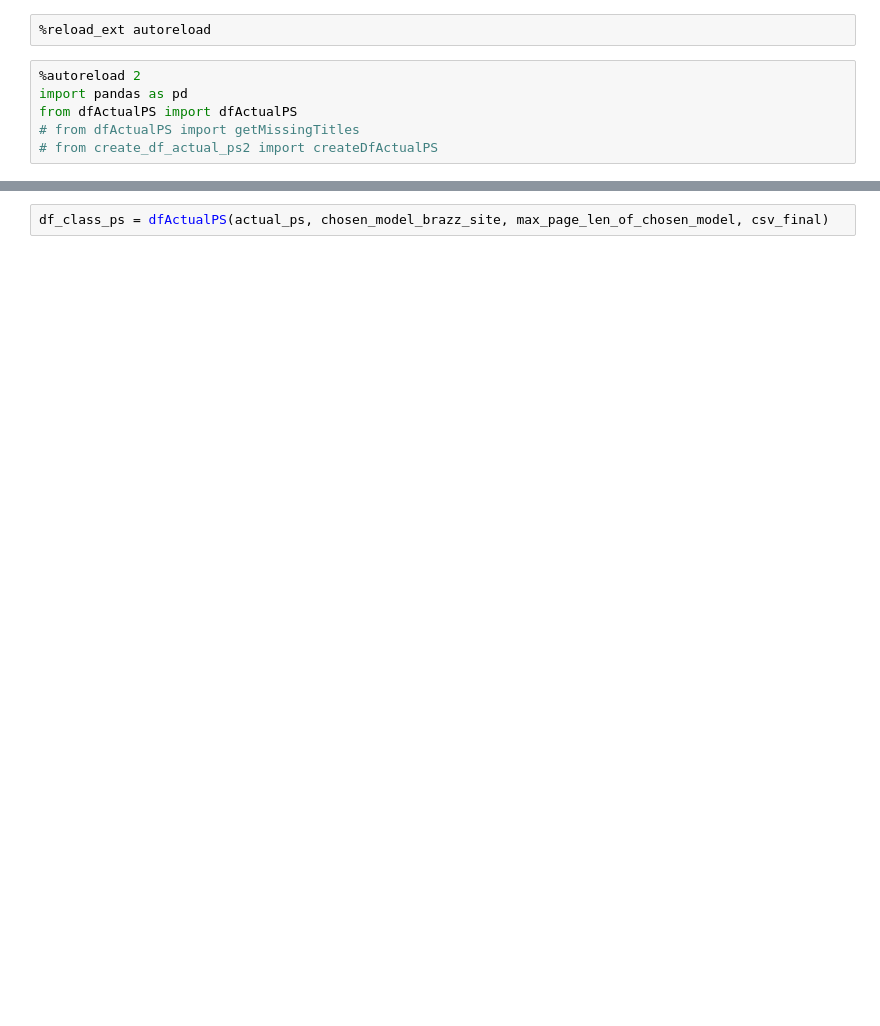
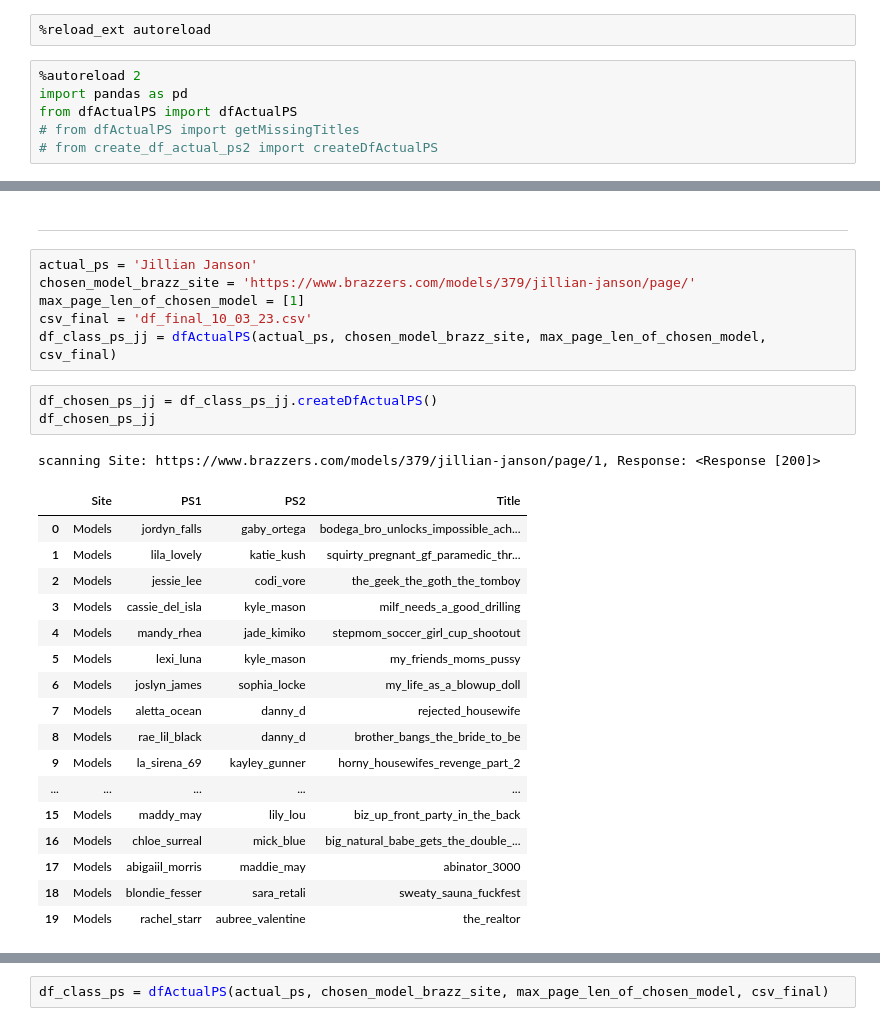
Before and after one commit to docwerder/braz, a Jupyter notebook: getActualPS.ipynb, the cells around one changed output, grey strips where cells are left out. Saved outputs shown, nothing was run; the diff lists cells and outputs as text; blank space fills up the shorter version.

```diff
--- a/getActualPS.ipynb
+++ b/getActualPS.ipynb
@@ -13,0 +101,30 @@ csv_final = 'df_final_09_03_23.csv'
+# %% [markdown]
+***
+# %%
+actual_ps = 'Jillian Janson'
+chosen_model_brazz_site = 'https://www.brazzers.com/models/379/jillian-janson/page/'
+max_page_len_of_chosen_model = [1]
+csv_final = 'df_final_10_03_23.csv'
+df_class_ps_jj = dfActualPS(actual_ps, chosen_model_brazz_site, max_page_len_of_chosen_model, csv_final)
+# %%
+df_chosen_ps_jj = df_class_ps_jj.createDfActualPS()
+df_chosen_ps_jj
+# %% [output]
+scanning Site: https://www.brazzers.com/models/379/jillian-janson/page/1, Response: <Response [200]>
+|  | Site | PS1 | PS2 | Title |
+| 0 | Models | jordyn_falls | gaby_ortega | bodega_bro_unlocks_impossible_ach... |
+| 1 | Models | lila_lovely | katie_kush | squirty_pregnant_gf_paramedic_thr... |
+| 2 | Models | jessie_lee | codi_vore | the_geek_the_goth_the_tomboy |
+| 3 | Models | cassie_del_isla | kyle_mason | milf_needs_a_good_drilling |
+| 4 | Models | mandy_rhea | jade_kimiko | stepmom_soccer_girl_cup_shootout |
+| 5 | Models | lexi_luna | kyle_mason | my_friends_moms_pussy |
+| 6 | Models | joslyn_james | sophia_locke | my_life_as_a_blowup_doll |
+| 7 | Models | aletta_ocean | danny_d | rejected_housewife |
+| 8 | Models | rae_lil_black | danny_d | brother_bangs_the_bride_to_be |
+| 9 | Models | la_sirena_69 | kayley_gunner | horny_housewifes_revenge_part_2 |
+| ... | ... | ... | ... | ... |
+| 15 | Models | maddy_may | lily_lou | biz_up_front_party_in_the_back |
+| 16 | Models | chloe_surreal | mick_blue | big_natural_babe_gets_the_double_... |
+| 17 | Models | abigaiil_morris | maddie_may | abinator_3000 |
+| 18 | Models | blondie_fesser | sara_retali | sweaty_sauna_fuckfest |
+| 19 | Models | rachel_starr | aubree_valentine | the_realtor |
```
Also changed, not shown: parts of 28 cells of this notebook, 4 other files.
